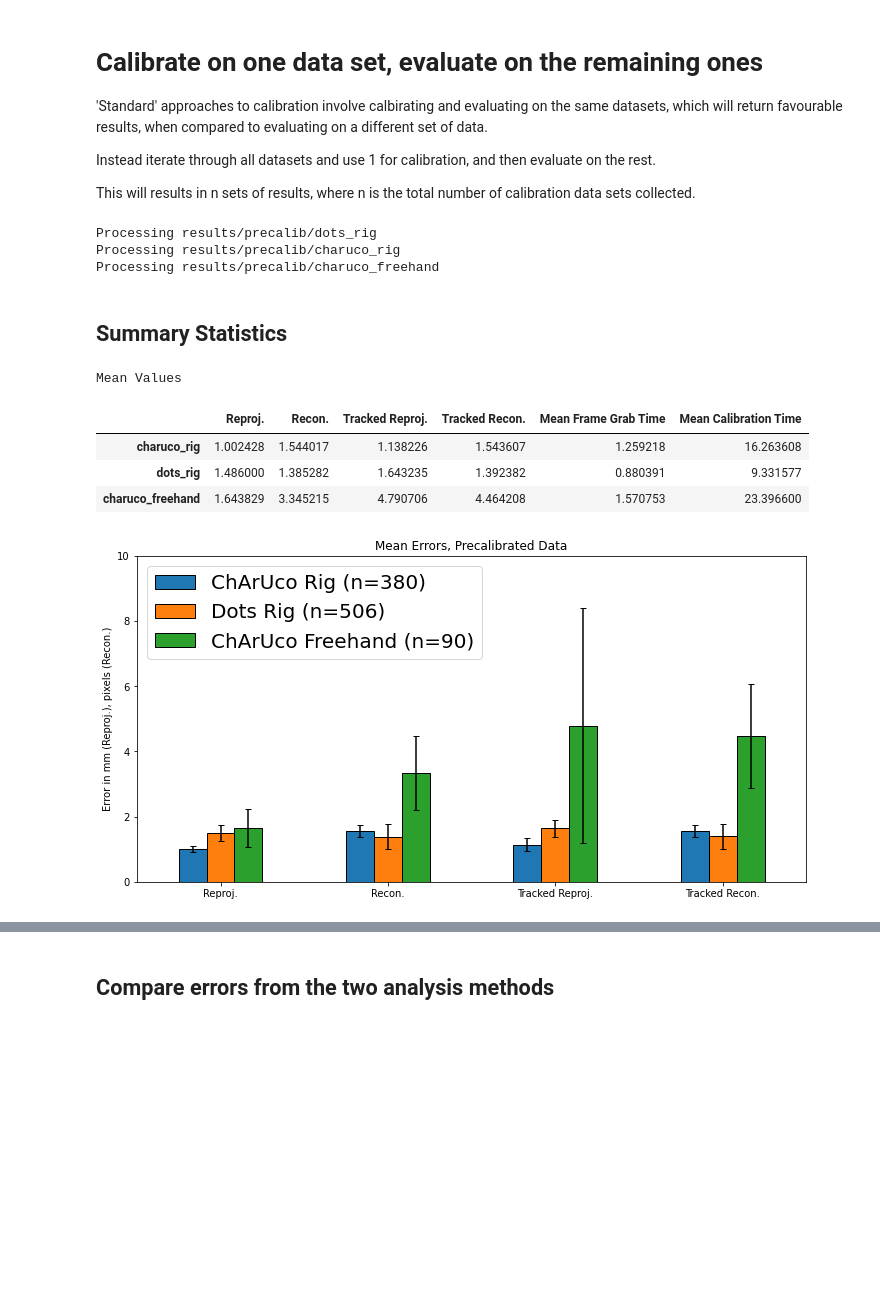
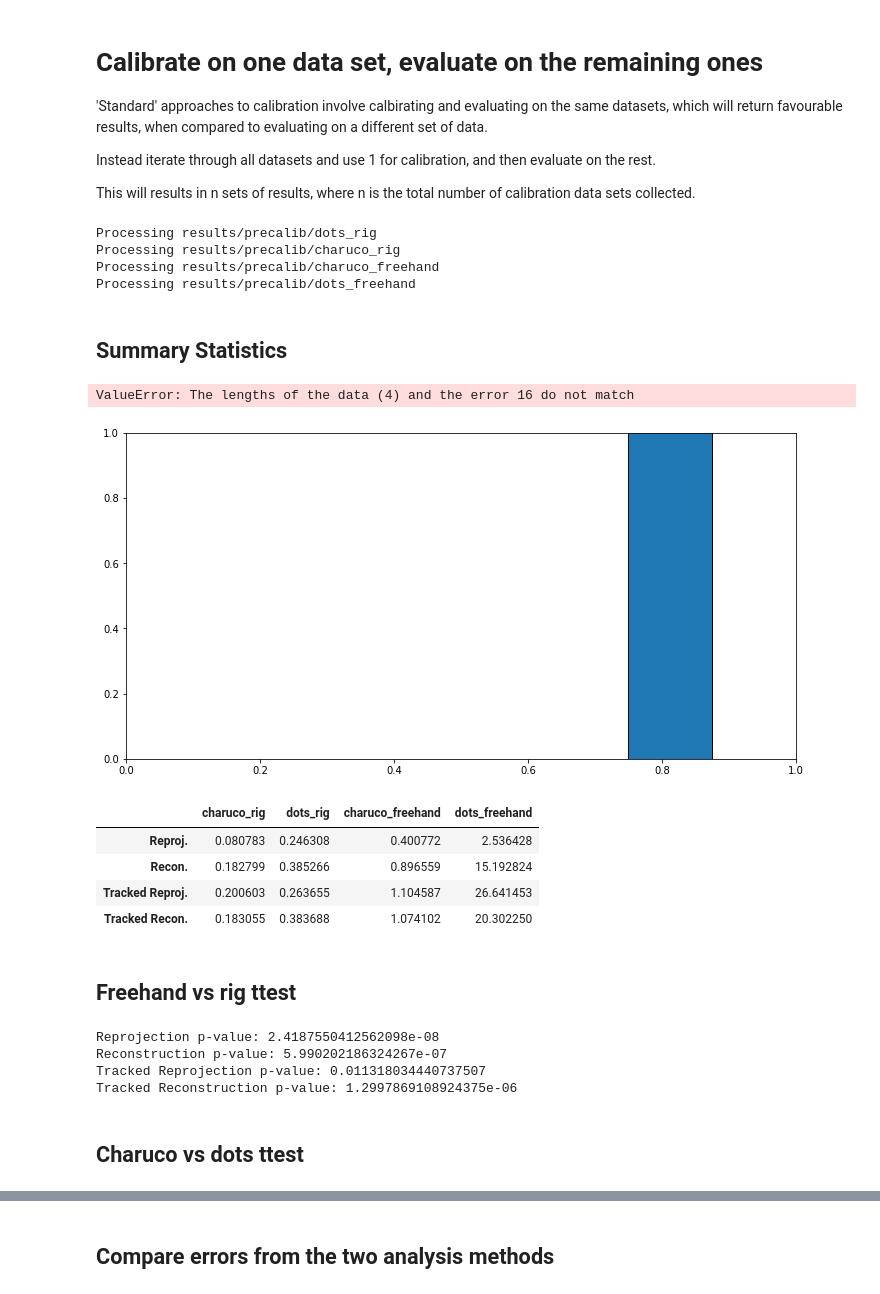
Before and after one commit to UCL/WEISS_Calibration_Study, a Jupyter notebook: process_results.ipynb, the cells around one changed output, grey strips where cells are left out. Drawn from its saved outputs; the diff is of its cells as text; code cells hidden in the pictures; blank space fills up the shorter version.

```diff
--- a/process_results.ipynb
+++ b/process_results.ipynb
@@ -98,6 +93,7 @@ This will results in n sets of results, where n is the total number of calibrati
 dots_folder = 'results/precalib/dots_rig'
 charuco_folder = 'results/precalib/charuco_rig'
 charuco_freehand_folder = 'results/precalib/charuco_freehand'
+dots_freehand_folder = 'results/precalib/dots_freehand'
 
 precalib_data = {}
 threshold = 1000
@@ -105,52 +101,71 @@ threshold = 1000
 precalib_data["dots_rig"] = collate_results(dots_folder, threshold=threshold)
 precalib_data["charuco_rig"] = collate_results(charuco_folder, threshold=threshold)
 precalib_data["charuco_freehand"] = collate_results(charuco_freehand_folder, threshold=threshold)
+precalib_data["dots_freehand"] = collate_results(dots_freehand_folder, threshold=threshold)
 # %% [output]
 Processing results/precalib/dots_rig
 Processing results/precalib/charuco_rig
 Processing results/precalib/charuco_freehand
+Processing results/precalib/dots_freehand
 # %% [markdown]
 ## Summary Statistics
 # %%
-precalib_means, precalib_stds = summarise_datasets(precalib_data, ["charuco_rig", "dots_rig", "charuco_freehand"])
+precalib_means, precalib_stds = summarise_datasets(precalib_data, ["charuco_rig", "dots_rig", "charuco_freehand", "dots_freehand"])
 
 columns_to_plot = ["Reproj.", "Recon.", "Tracked Reproj.", "Tracked Recon."]
 
 labels = ["Reproj.", "Recon.", "Tracked Reproj.", "Tracked Recon."]
 
 fig1 = plt.figure(figsize=(figsize))
 ax1 = fig1.add_subplot(1, 1, 1)
 
-precalib_means[columns_to_plot].transpose().plot.bar(title="Mean Errors, Precalibrated Data",
+precalib_means[columns_to_plot].transpose().plot.bar(title="Mean Errors, Precalibration Analysis",
                                                      ax=ax1,
-                                                     yerr=precalib_stds.transpose(),
+                                                     yerr=precalib_stds[columns_to_plot].transpose(),
                                                      ecolor='black',
                                                      capsize=3,
                                                      rot=0,
                                                      legend=None,
                                                      ylabel="Error in mm (Reproj.), pixels (Recon.)",
                                                     edgecolor=["black"])
-ax1.set_ylim(0, 10)
+ax1.set_ylim(0, 15)
 
 n_charuco_rig = len(precalib_data["charuco_rig"])
 n_dots_rig = len(precalib_data["dots_rig"])
 n_charuco_freehand = len(precalib_data["charuco_freehand"])
+n_dots_freehand = len(precalib_data["dots_freehand"])
 
-L = ax1.legend(prop={'size': 20})
-legend = [f"ChArUco Rig (n={n_charuco_rig})", f"Dots Rig (n={n_dots_rig})", f"ChArUco Freehand (n={n_charuco_freehand})"]
+L = ax1.legend(prop={'size': 16}, loc='upper left')
+legend = [f"ChArUco Rig (n={n_charuco_rig})", f"Dots Rig (n={n_dots_rig})", f"ChArUco Freehand (n={n_charuco_freehand})", f"Dots Freehand (n={n_dots_freehand})"]
 L.get_texts()[0].set_text(legend[0])
 L.get_texts()[1].set_text(legend[1])
 L.get_texts()[2].set_text(legend[2])
+L.get_texts()[3].set_text(legend[3])
 
 
 plt.savefig('plots/_precalib_charuco_vs_dots_vs_freehand_mean.png', dpi=600)
 
 print("Mean Values")
 precalib_means
 # %% [output]
-Mean Values
+ValueError: The lengths of the data (4) and the error 16 do not match
-|  | Reproj. | Recon. | Tracked Reproj. | Tracked Recon. | Mean Frame Grab Time | Mean Calibration Time |
-| charuco_rig | 1.002428 | 1.544017 | 1.138226 | 1.543607 | 1.259218 | 16.263608 |
-| dots_rig | 1.486000 | 1.385282 | 1.643235 | 1.392382 | 0.880391 | 9.331577 |
-| charuco_freehand | 1.643829 | 3.345215 | 4.790706 | 4.464208 | 1.570753 | 23.396600 |
-[figure, old version]
+[figure, new version]
+# %%
+precalib_stds[columns_to_plot].transpose()
+# %% [output]
+|  | charuco_rig | dots_rig | charuco_freehand | dots_freehand |
+| Reproj. | 0.080783 | 0.246308 | 0.400772 | 2.536428 |
+| Recon. | 0.182799 | 0.385266 | 0.896559 | 15.192824 |
+| Tracked Reproj. | 0.200603 | 0.263655 | 1.104587 | 26.641453 |
+| Tracked Recon. | 0.183055 | 0.383688 | 1.074102 | 20.302250 |
+# %% [markdown]
+## Freehand vs rig ttest
+# %%
+t_test_vals = do_ttest(precalib_data, "dots_rig", "dots_freehand")
+# %% [output]
+Reprojection p-value: 2.4187550412562098e-08
+Reconstruction p-value: 5.990202186324267e-07
+Tracked Reprojection p-value: 0.011318034440737507
+Tracked Reconstruction p-value: 1.2997869108924375e-06
+# %% [markdown]
+## Charuco vs dots ttest
```
Also changed, not shown: parts of 9 cells of this notebook, 3 other files.
